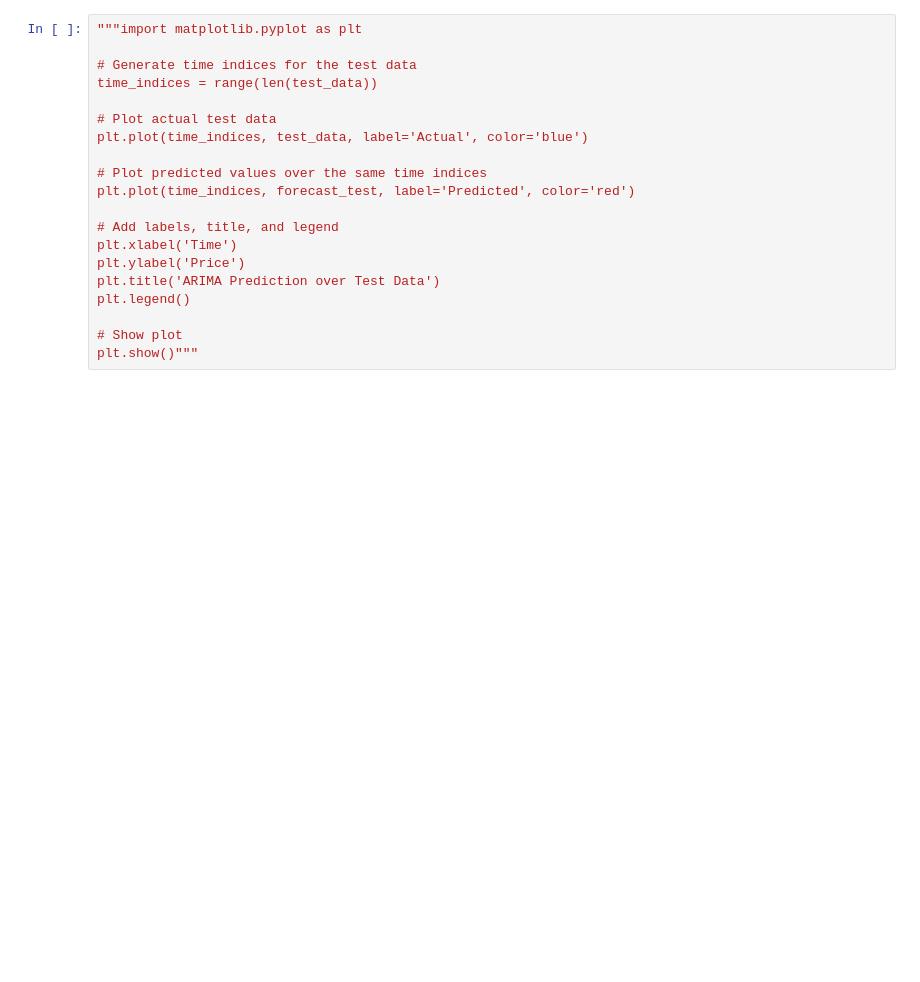
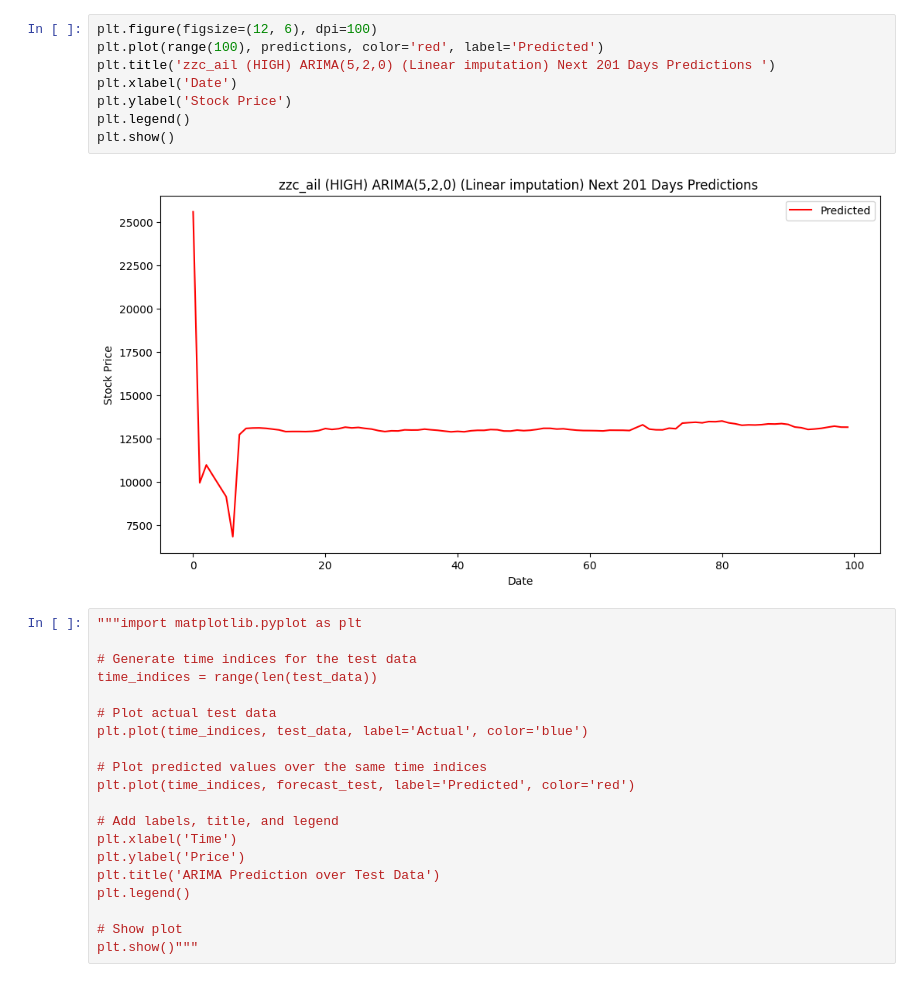
Before and after one commit to AlperenOvak/TimeSeries, a Jupyter notebook: ARIMA.ipynb, the cells around one changed output. Cells and saved outputs as stored; diff of their text form; blank space fills up the shorter version.

```diff
--- a/ARIMA.ipynb
+++ b/ARIMA.ipynb
@@ -158,3 +163,13 @@ print("MSLE for test data:", msle_test)"""
+# %%
+plt.figure(figsize=(12, 6), dpi=100)
+plt.plot(range(100), predictions, color='red', label='Predicted')
+plt.title('zzc_ail (HIGH) ARIMA(5,2,0) (Linear imputation) Next 201 Days Predictions ')
+plt.xlabel('Date')
+plt.ylabel('Stock Price')
+plt.legend()
+plt.show()
+# %% [output]
+[figure, added]
 # %%
 """import matplotlib.pyplot as plt
 
```
Also changed, not shown: parts of 13 cells of this notebook.
